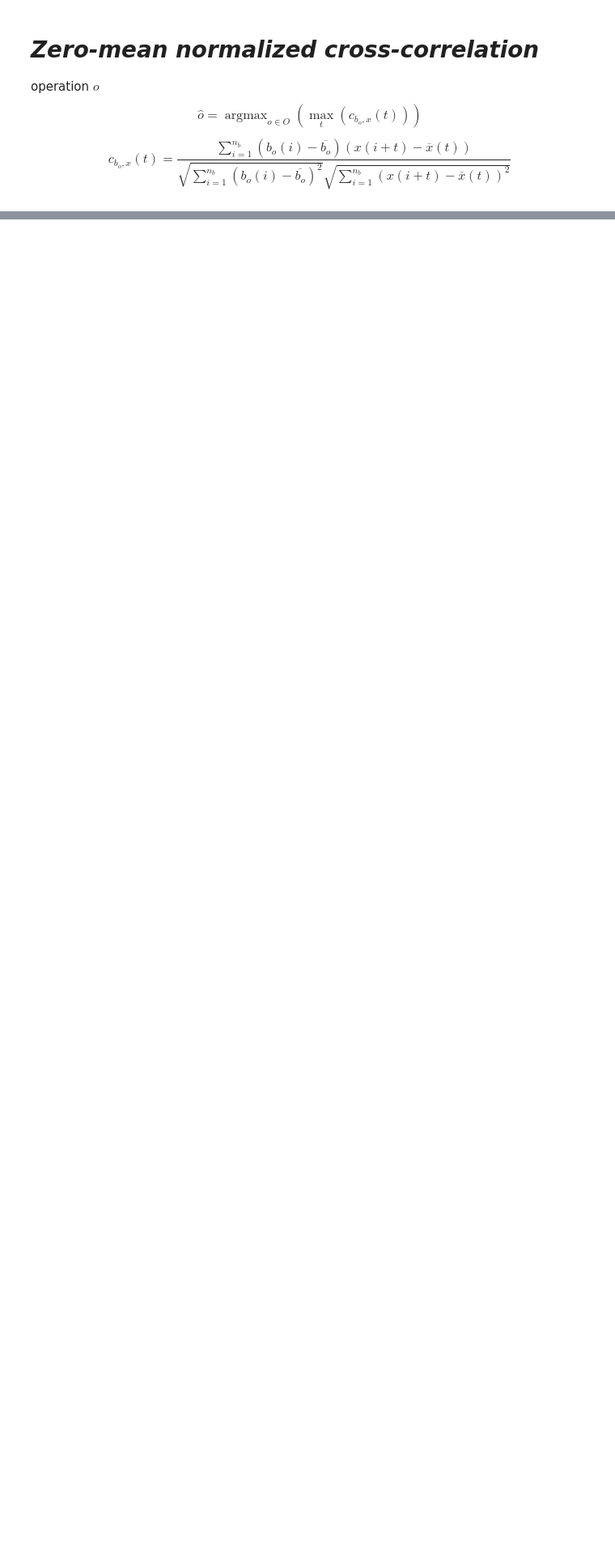
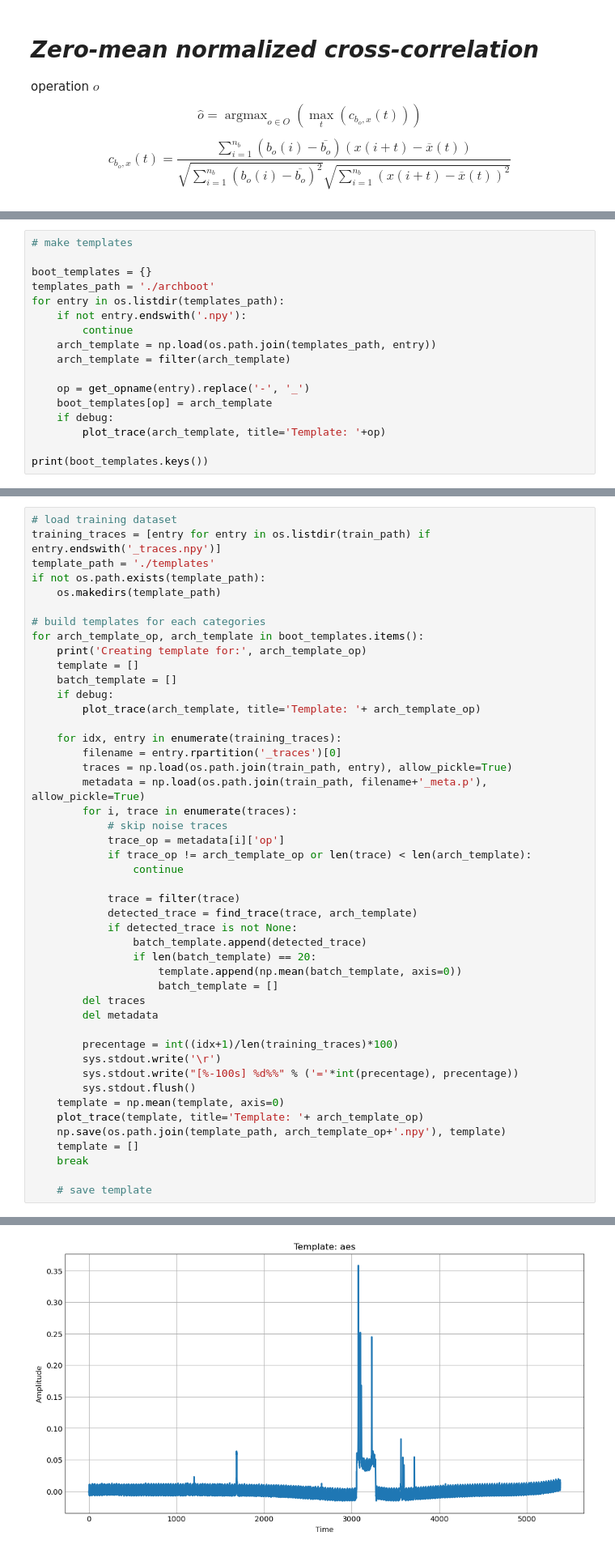
Before and after one commit to KickaStone/em-op-extract, a Jupyter notebook: template_matching.ipynb, the cells around one changed output, grey strips where cells are left out. Shown at 81% size. Drawn from its saved outputs; the diff is of its cells as text; blank space fills up the shorter version.

```diff
--- a/template_matching.ipynb
+++ b/template_matching.ipynb
@@ -152,0 +152,17 @@ for i, file in enumerate(dataset_files):
+# %%
+# make templates
+
+boot_templates = {}
+templates_path = './archboot'
+for entry in os.listdir(templates_path):
+    if not entry.endswith('.npy'):
+        continue
+    arch_template = np.load(os.path.join(templates_path, entry))
+    arch_template = filter(arch_template)
+
+    op = get_opname(entry).replace('-', '_')
+    boot_templates[op] = arch_template
+    if debug:
+        plot_trace(arch_template, title='Template: '+op)
+
+print(boot_templates.keys())
@@ -152,0 +173,47 @@ for i, file in enumerate(dataset_files):
+# %%
+# load training dataset
+training_traces = [entry for entry in os.listdir(train_path) if entry.endswith('_traces.npy')]
+template_path = './templates'
+if not os.path.exists(template_path):
+    os.makedirs(template_path)
+
+# build templates for each categories
+for arch_template_op, arch_template in boot_templates.items():
+    print('Creating template for:', arch_template_op)
+    template = []
+    batch_template = []
+    if debug:
+        plot_trace(arch_template, title='Template: '+ arch_template_op)
+
+    for idx, entry in enumerate(training_traces):
+        filename = entry.rpartition('_traces')[0]
+        traces = np.load(os.path.join(train_path, entry), allow_pickle=True)
+        metadata = np.load(os.path.join(train_path, filename+'_meta.p'), allow_pickle=True)
+        for i, trace in enumerate(traces):
+            # skip noise traces
+            trace_op = metadata[i]['op']
+            if trace_op != arch_template_op or len(trace) < len(arch_template):
+                continue
+
+            trace = filter(trace)
+            detected_trace = find_trace(trace, arch_template)
+            if detected_trace is not None:
+                batch_template.append(detected_trace)
+                if len(batch_template) == 20:
+                    template.append(np.mean(batch_template, axis=0))
+                    batch_template = []
+        del traces
+        del metadata
+
+        precentage = int((idx+1)/len(training_traces)*100)
+        sys.stdout.write('\r')
+        sys.stdout.write("[%-100s] %d%%" % ('='*int(precentage), precentage))
+        sys.stdout.flush()
+    template = np.mean(template, axis=0)
+    plot_trace(template, title='Template: '+ arch_template_op)
+    np.save(os.path.join(template_path, arch_template_op+'.npy'), template)
+    template = []
+    break
+
+    # save template
+# %% [output]
@@ -152,0 +222 @@ for i, file in enumerate(dataset_files):
+[figure, added]
```
Also changed, not shown: parts of 14 cells of this notebook.
